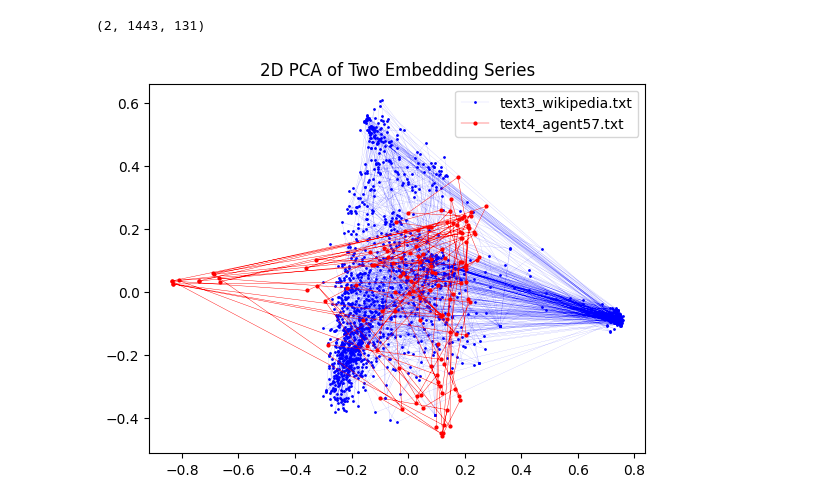
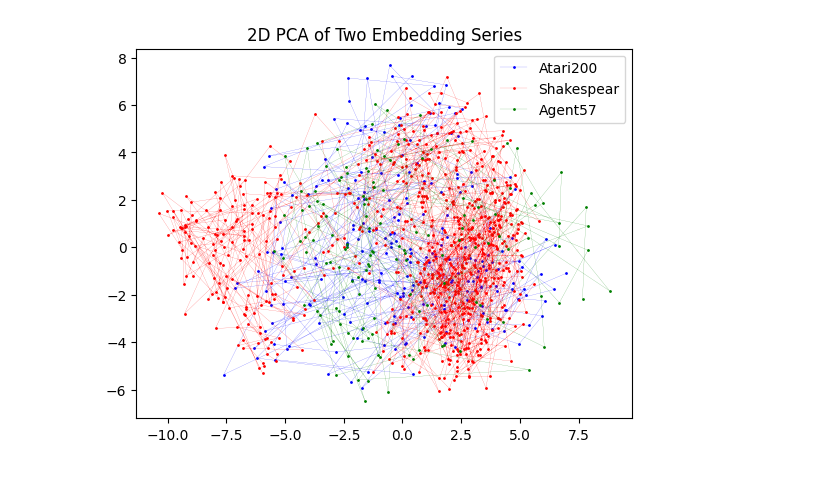
Before and after one commit to tobiaswuerth/rolling_embedding, a Jupyter notebook: playground_comparison.ipynb, the cells around one changed output. Cells and saved outputs as stored; diff of their text form; code cells hidden in the pictures.

```diff
--- a/playground_comparison.ipynb
+++ b/playground_comparison.ipynb
@@ -44,43 +1,22 @@ len(parts), len(parts[0]), len(parts[1])
-# %%
-# generate embedding for all sentences
-import numpy as np
-from tqdm import tqdm
-from dataclasses import dataclass
-
-@dataclass
-class Sentence:
-    text: str
-    embedding: np.ndarray
-
-results = []
-for parts_ in parts:
-    result = []
-    for sentence in tqdm(parts_):
-        embedding = model.encode(sentence)
-        result.append(Sentence(sentence, embedding))
-    results.append(result)
-
-len(results), len(results[0]), len(results[1])
-# %% [output]
-(2, 1443, 131)
 # %%
-# Visualize
-import numpy as np
+from rolling.embedding import create_corpus_from_text, Corpus
+file1:Corpus = create_corpus_from_text('texts/text1_atari200.txt', n=128)
+file2:Corpus = create_corpus_from_text('texts/text2_shakespear.txt', n=128)
+file3:Corpus = create_corpus_from_text('texts/text4_agent57.txt', n=128)
+
 from sklearn.decomposition import PCA
 import matplotlib.pyplot as plt
-import matplotlib.cm as cm
-
-embeddings1 = np.array([sentence.embedding for sentence in results[0]])
-embeddings2 = np.array([sentence.embedding for sentence in results[1]])
-reduced_embeddings1 = PCA(n_components=2).fit_transform(embeddings1)
-reduced_embeddings2 = PCA(n_components=2).fit_transform(embeddings2)
+reduced_embeddings1 = PCA(n_components=2).fit_transform(file1.embeddings)
+reduced_embeddings2 = PCA(n_components=2).fit_transform(file2.embeddings)
+reduced_embeddings3 = PCA(n_components=2).fit_transform(file3.embeddings)
 
 plt.figure()
-plt.plot(reduced_embeddings1[:, 0], reduced_embeddings1[:, 1], color='blue', marker='o', markersize=1, linewidth=0.05, label=files[0])
-plt.plot(reduced_embeddings2[:, 0], reduced_embeddings2[:, 1],  color='red', marker='o', markersize=2, linewidth=0.3, label=files[1])
+plt.plot(reduced_embeddings1[:, 0], reduced_embeddings1[:, 1], color='blue', marker='o',   markersize=1, linewidth=0.1, label='Atari200')
+plt.plot(reduced_embeddings2[:, 0], reduced_embeddings2[:, 1],  color='red', marker='o',   markersize=1, linewidth=0.1, label='Shakespear')
+plt.plot(reduced_embeddings3[:, 0], reduced_embeddings3[:, 1],  color='green', marker='o', markersize=1, linewidth=0.1, label='Agent57')
 
 plt.title('2D PCA of Two Embedding Series')
 plt.legend()
 plt.show()
 # %% [output]
-[figure, old version]
+[figure, new version]
```
Also changed, not shown: parts of 5 cells of this notebook, 8 other files.
